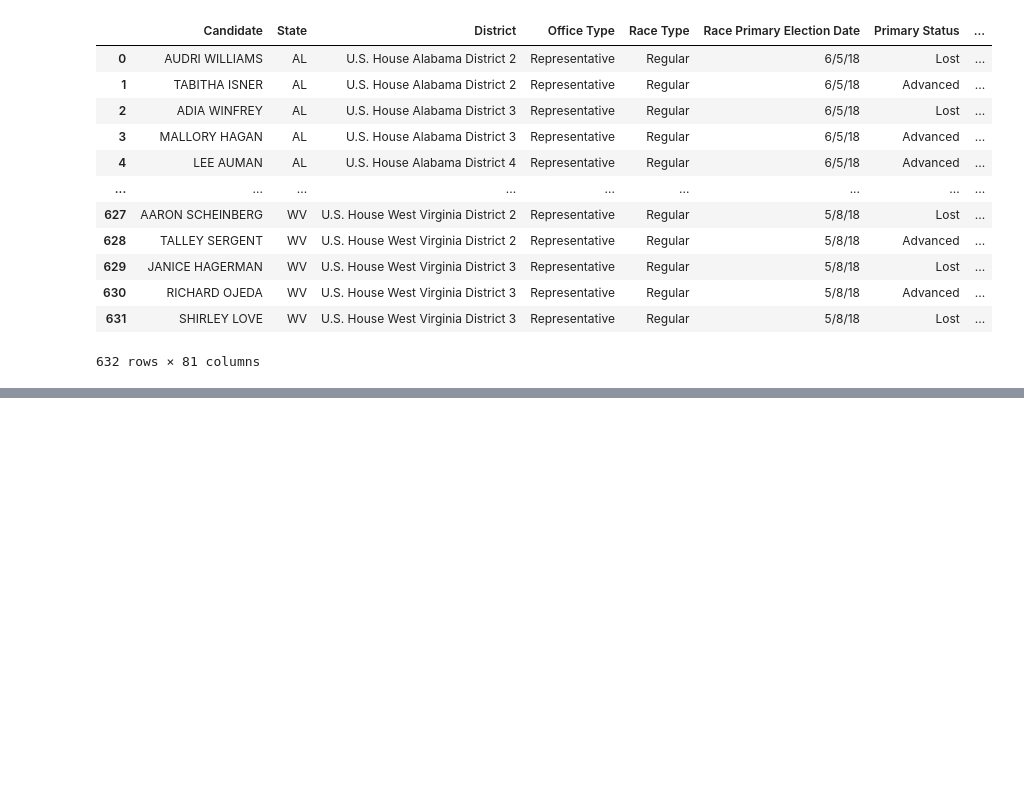
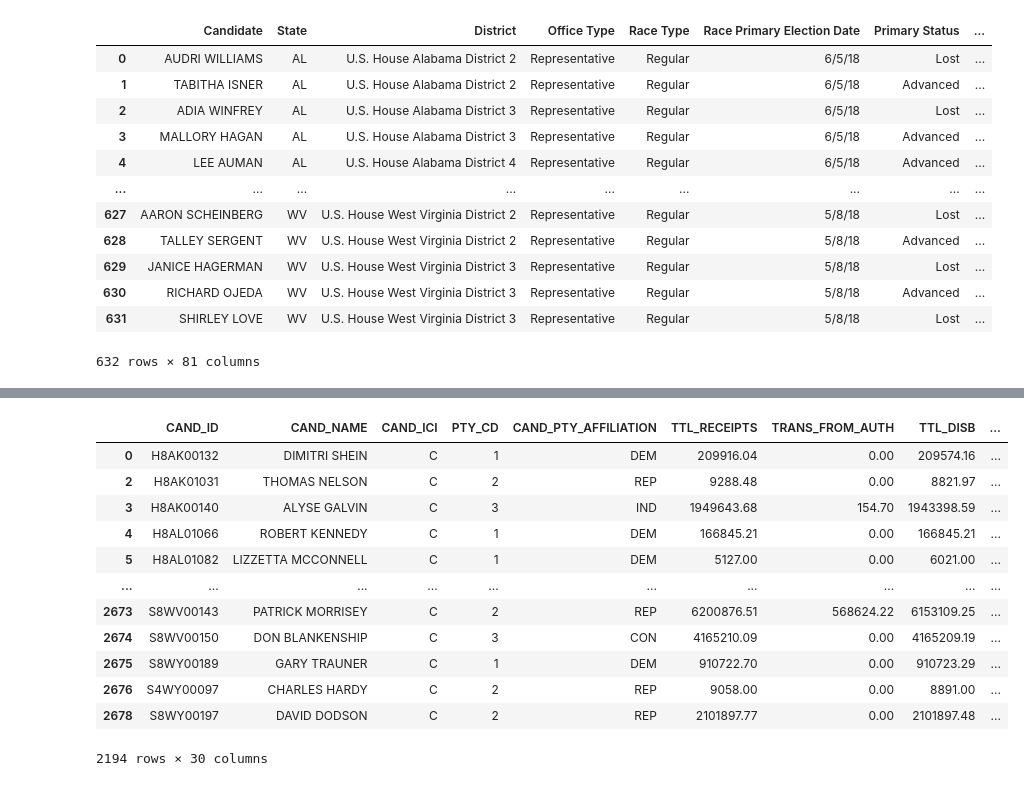
Before and after one commit to tetsu2001/102-project, a Jupyter notebook: carlos/carlos.ipynb, the cells around one changed output, grey strips where cells are left out. Saved outputs shown, nothing was run; the diff lists cells and outputs as text; code cells hidden in the pictures; blank space fills up the shorter version.

Commit message:
merging Brookings, FiveThirtyEight, FEC data together. Selecting non-redundant columns.

```diff
--- a/carlos/carlos.ipynb
+++ b/carlos/carlos.ipynb
@@ -274,3 +289,6 @@ inner_merged_df
 | 630 | RICHARD OJEDA | WV | U.S. House West Virginia District 3 | Representative | Regular | 5/8/18 | Advanced | ... |
 | 631 | SHIRLEY LOVE | WV | U.S. House West Virginia District 3 | Representative | Regular | 5/8/18 | Lost | ... |
 632 rows × 81 columns
+# %%
+fec = pd.read_csv("fec.csv")
+fec["CAND_NAME"][0:10]
@@ -276,0 +307,11 @@ inner_merged_df
+# %%
+def extract_and_reorder_name(name):
+    parts = name.split()[:2]
+    if len(parts) == 2:
+        last_name, first_name = parts
+        last_name = last_name.replace(',', '')
+        return f"{first_name} {last_name}"
+    return name
+
+fec['CAND_NAME'] = fec['CAND_NAME'].apply(extract_and_reorder_name)
+fec['CAND_NAME']
@@ -276,0 +331,19 @@ inner_merged_df
+# %%
+#filter out incumbents
+fec = fec[fec['CAND_ICI'] != 'I']
+# %%
+fec
+# %% [output]
+|  | CAND_ID | CAND_NAME | CAND_ICI | PTY_CD | CAND_PTY_AFFILIATION | TTL_RECEIPTS | TRANS_FROM_AUTH | TTL_DISB | ... |
+| 0 | H8AK00132 | DIMITRI SHEIN | C | 1 | DEM | 209916.04 | 0.00 | 209574.16 | ... |
+| 2 | H8AK01031 | THOMAS NELSON | C | 2 | REP | 9288.48 | 0.00 | 8821.97 | ... |
+| 3 | H8AK00140 | ALYSE GALVIN | C | 3 | IND | 1949643.68 | 154.70 | 1943398.59 | ... |
+| 4 | H8AL01066 | ROBERT KENNEDY | C | 1 | DEM | 166845.21 | 0.00 | 166845.21 | ... |
+| 5 | H8AL01082 | LIZZETTA MCCONNELL | C | 1 | DEM | 5127.00 | 0.00 | 6021.00 | ... |
+| ... | ... | ... | ... | ... | ... | ... | ... | ... | ... |
+| 2673 | S8WV00143 | PATRICK MORRISEY | C | 2 | REP | 6200876.51 | 568624.22 | 6153109.25 | ... |
+| 2674 | S8WV00150 | DON BLANKENSHIP | C | 3 | CON | 4165210.09 | 0.00 | 4165209.19 | ... |
+| 2675 | S8WY00189 | GARY TRAUNER | C | 1 | DEM | 910722.70 | 0.00 | 910723.29 | ... |
+| 2676 | S4WY00097 | CHARLES HARDY | C | 2 | REP | 9058.00 | 0.00 | 8891.00 | ... |
+| 2678 | S8WY00197 | DAVID DODSON | C | 2 | REP | 2101897.77 | 0.00 | 2101897.48 | ... |
+2194 rows × 30 columns
```
Also changed, not shown: parts of 18 cells of this notebook, 2 other files.
